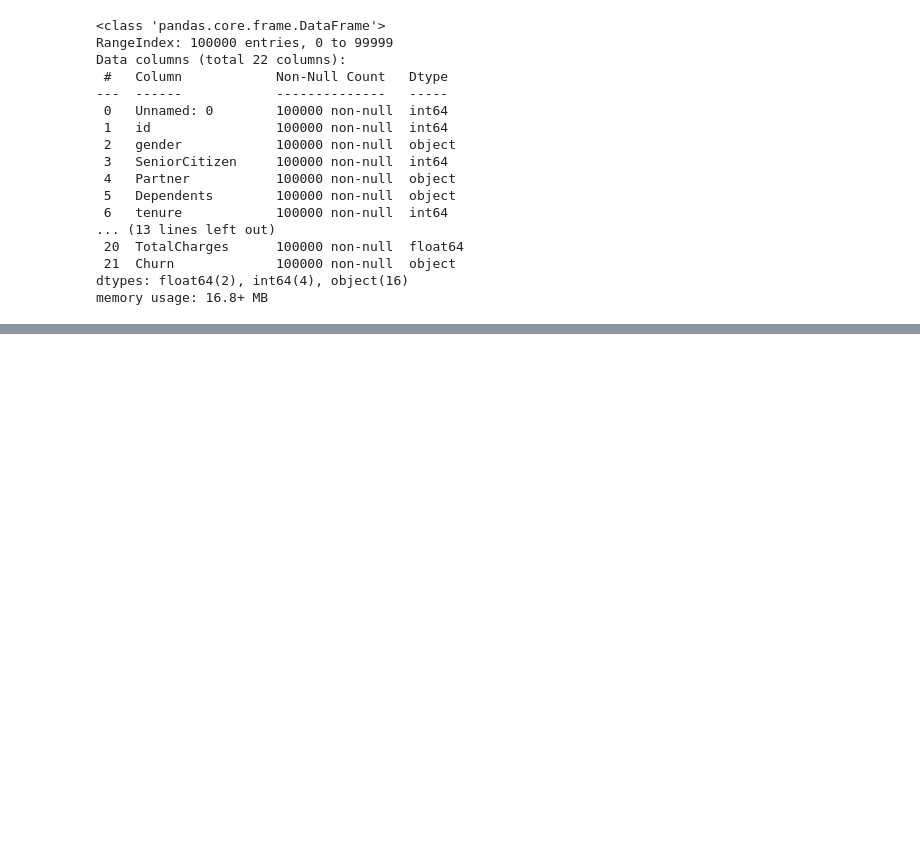
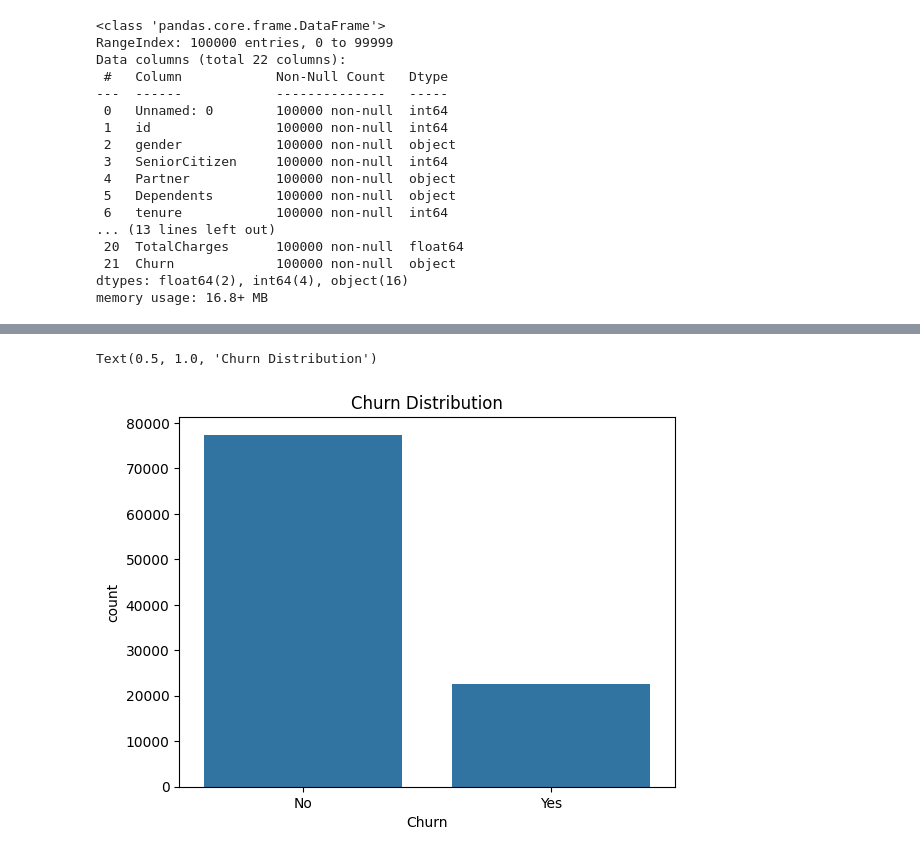
Before and after one commit to Bans1519/networksecurity, a Jupyter notebook: data/eda.ipynb, the cells around one changed output, grey strips where cells are left out. Saved outputs shown, nothing was run; the diff lists cells and outputs as text; code cells hidden in the pictures; blank space fills up the shorter version.

```diff
--- a/data/eda.ipynb
+++ b/data/eda.ipynb
@@ -36,2 +51,0 @@ Name: proportion, dtype: float64
-# %%
-df.columns = df.columns.str.lower()
@@ -47,2 +51,0 @@ Index(['unnamed: 0', 'id', 'gender', 'seniorcitizen', 'partner', 'dependents',
-# %%
-df.drop('id',axis=1,inplace=True)
@@ -48,0 +76,6 @@ df.drop('id',axis=1,inplace=True)
+# %%
+sns.countplot(x="Churn", data=df)
+plt.title("Churn Distribution")
+# %% [output]
+Text(0.5, 1.0, 'Churn Distribution')
+[figure, added]
```
Also changed, not shown: parts of 20 cells of this notebook, 5 other files.
